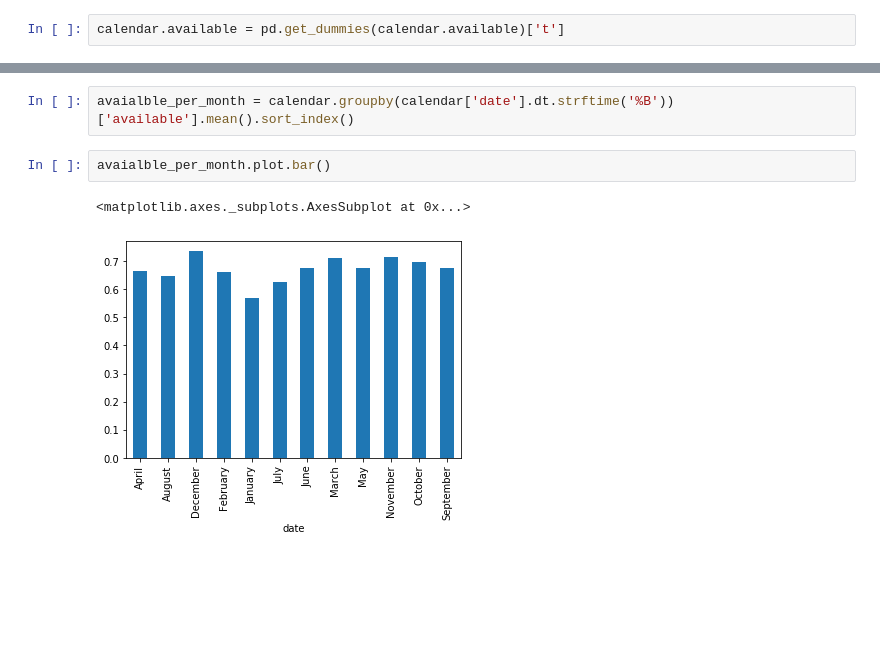
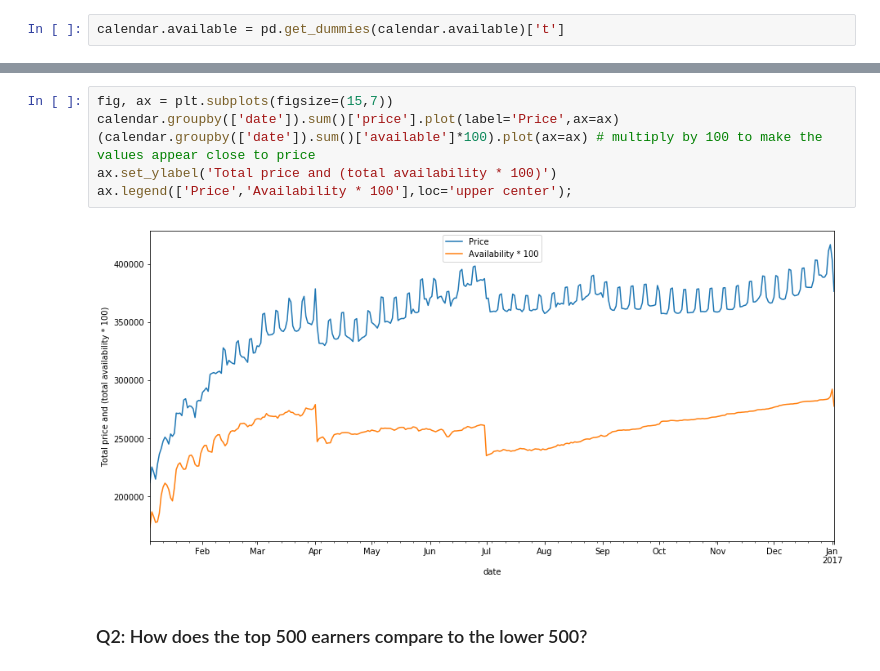
Before and after one commit to osama1991bokhari/Project4_Writing_Blog, a Jupyter notebook: Project 4 Writing a Data Scientist blog post.ipynb, the cells around one changed output, grey strips where cells are left out. Saved outputs shown, nothing was run; the diff lists cells and outputs as text; blank space fills up the shorter version.

```diff
--- a/Project 4 Writing a Data Scientist blog post.ipynb
+++ b/Project 4 Writing a Data Scientist blog post.ipynb
@@ -497,7 +483,10 @@ mean_available.plot.scatter(x='available',y='price',s=50, edgecolor='')
-# %%
-avaialble_per_month = calendar.groupby(calendar['date'].dt.strftime('%B'))['available'].mean().sort_index()
-# %%
-avaialble_per_month.plot.bar()
-# %% [output]
-<matplotlib.axes._subplots.AxesSubplot at 0x...>
-[figure, removed]
+# %%
+fig, ax = plt.subplots(figsize=(15,7))
+calendar.groupby(['date']).sum()['price'].plot(label='Price',ax=ax)
+(calendar.groupby(['date']).sum()['available']*100).plot(ax=ax) # multiply by 100 to make the values appear close to price
+ax.set_ylabel('Total price and (total availability * 100)')
+ax.legend(['Price','Availability * 100'],loc='upper center');
+# %% [output]
+[figure, added]
+# %% [markdown]
+### Q2: How does the top 500 earners compare to the lower 500?
```
Also changed, not shown: parts of 20 cells of this notebook, 1 other file.
